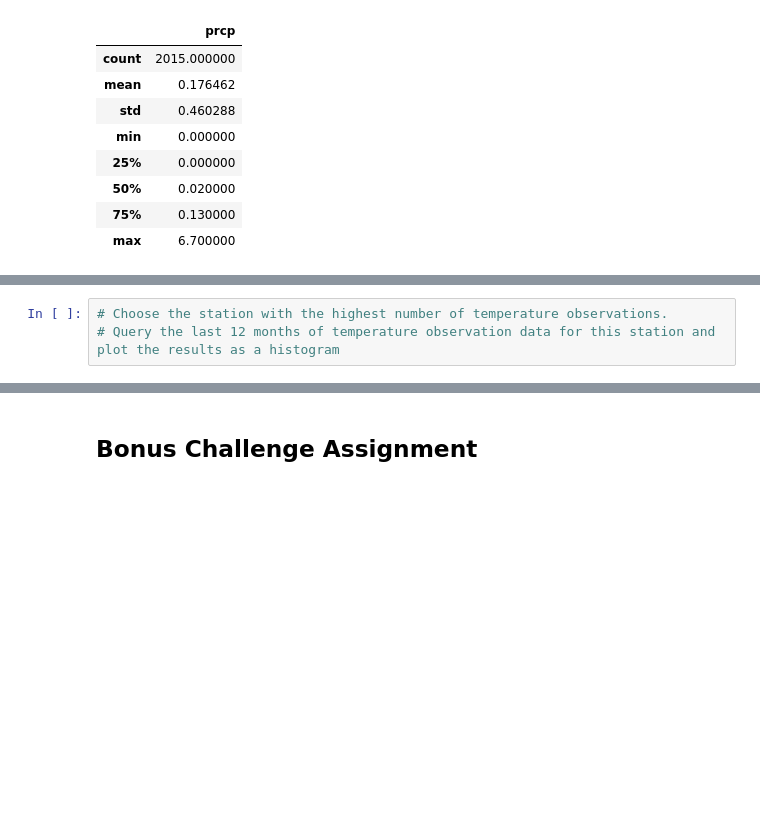
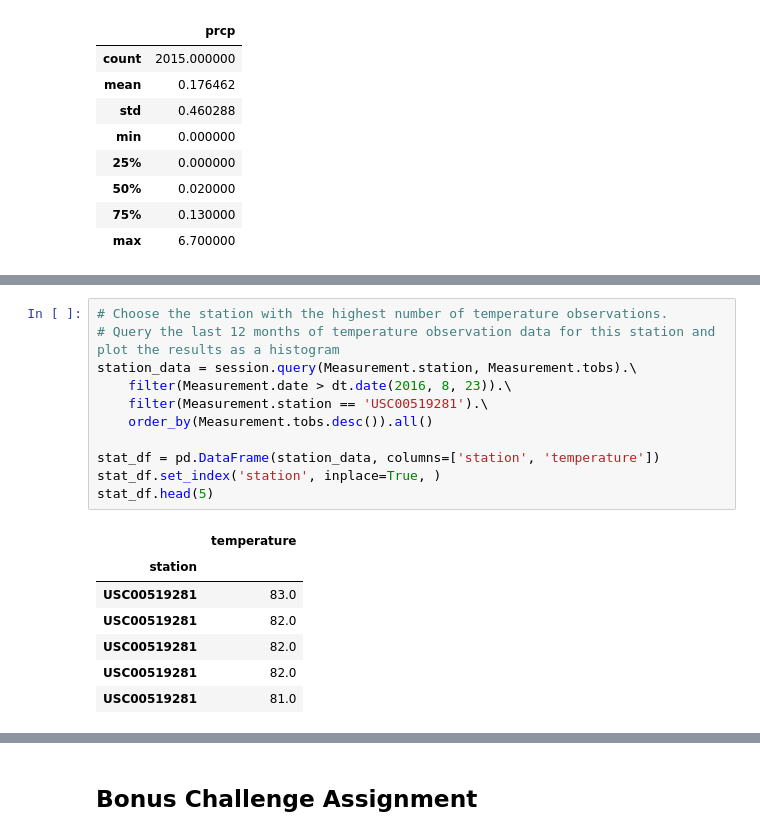
Before and after one commit to LanaPal/sqlalchemy-challenge, a Jupyter notebook: climate_starter.ipynb, the cells around one changed output, grey strips where cells are left out. Saved outputs shown, nothing was run; the diff lists cells and outputs as text; blank space fills up the shorter version.

```diff
--- a/climate_starter.ipynb
+++ b/climate_starter.ipynb
@@ -175,3 +219,19 @@ df_clean.describe(include=[np.number])
 # %%
 # Choose the station with the highest number of temperature observations.
 # Query the last 12 months of temperature observation data for this station and plot the results as a histogram
+station_data = session.query(Measurement.station, Measurement.tobs).\
+    filter(Measurement.date > dt.date(2016, 8, 23)).\
+    filter(Measurement.station == 'USC00519281').\
+    order_by(Measurement.tobs.desc()).all()
+
+stat_df = pd.DataFrame(station_data, columns=['station', 'temperature'])
+stat_df.set_index('station', inplace=True, )
+stat_df.head(5)
+# %% [output]
+|  | temperature |
+| station |  |
+| USC00519281 | 83.0 |
+| USC00519281 | 82.0 |
+| USC00519281 | 82.0 |
+| USC00519281 | 82.0 |
+| USC00519281 | 81.0 |
```
Also changed, not shown: parts of 7 cells of this notebook.
